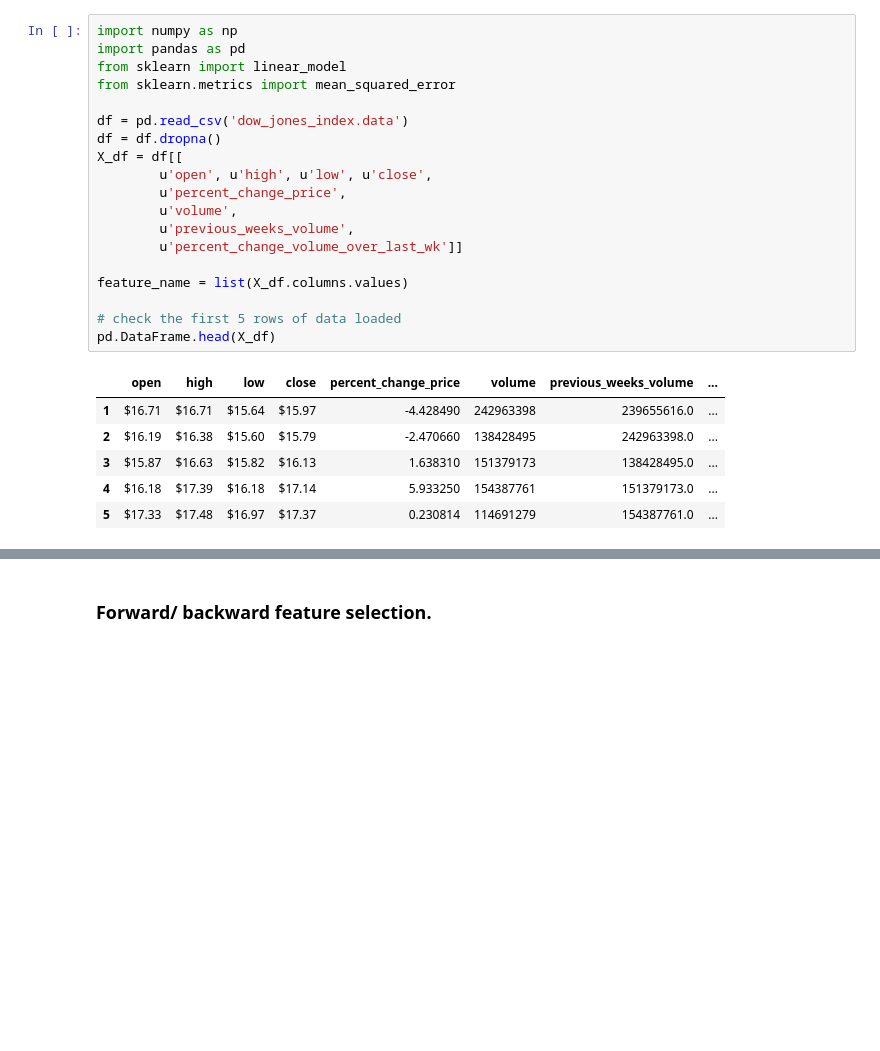
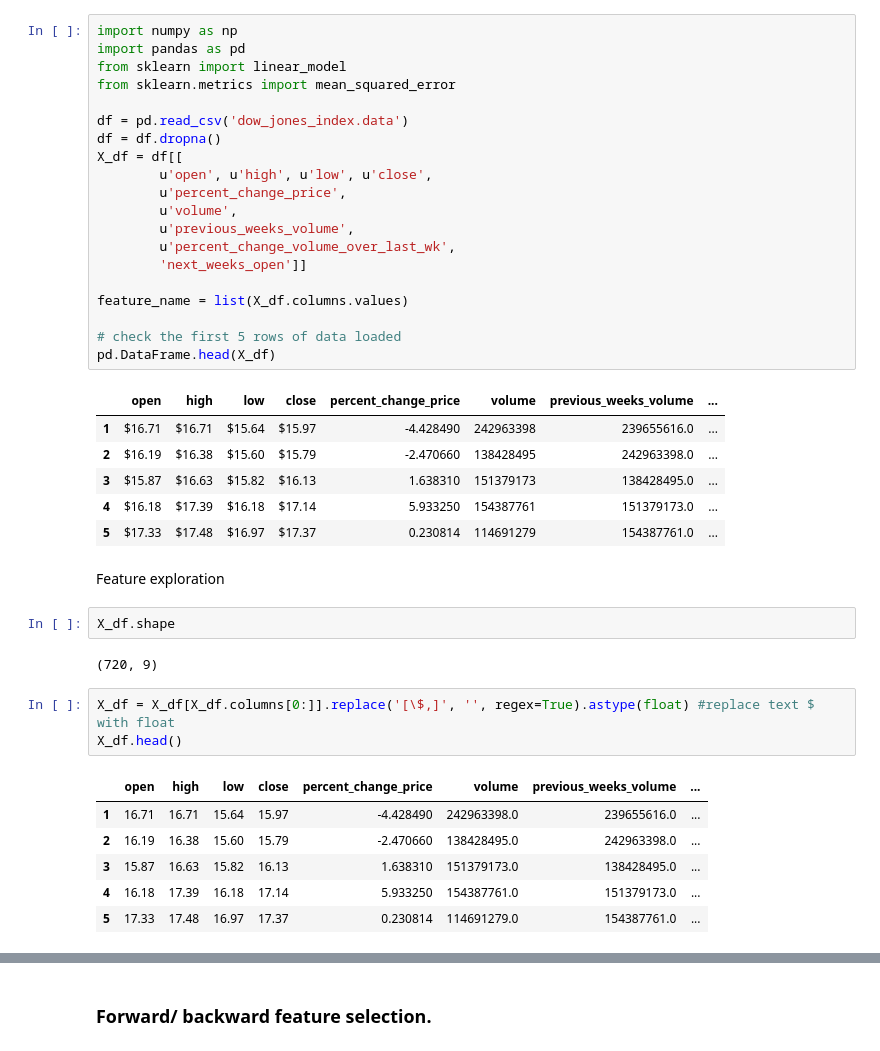
Before and after one commit to jsigee87/data_science_principles, a Jupyter notebook: hw_2/HW2.ipynb, the cells around one changed output, grey strips where cells are left out. Saved outputs shown, nothing was run; the diff lists cells and outputs as text; blank space fills up the shorter version.

```diff
--- a/hw_2/HW2.ipynb
+++ b/hw_2/HW2.ipynb
@@ -342,7 +342,8 @@ X_df = df[[
         u'percent_change_price',
         u'volume',
         u'previous_weeks_volume',
-        u'percent_change_volume_over_last_wk']]
+        u'percent_change_volume_over_last_wk',
+        'next_weeks_open']]
 
 feature_name = list(X_df.columns.values)
 
@@ -355,3 +356,19 @@ pd.DataFrame.head(X_df)
 | 3 | $15.87 | $16.63 | $15.82 | $16.13 | 1.638310 | 151379173 | 138428495.0 | ... |
 | 4 | $16.18 | $17.39 | $16.18 | $17.14 | 5.933250 | 154387761 | 151379173.0 | ... |
 | 5 | $17.33 | $17.48 | $16.97 | $17.37 | 0.230814 | 114691279 | 154387761.0 | ... |
+# %% [markdown]
+Feature exploration
+# %%
+X_df.shape
+# %% [output]
+(720, 9)
+# %%
+X_df = X_df[X_df.columns[0:]].replace('[\$,]', '', regex=True).astype(float) #replace text $ with float
+X_df.head()
+# %% [output]
+|  | open | high | low | close | percent_change_price | volume | previous_weeks_volume | ... |
+| 1 | 16.71 | 16.71 | 15.64 | 15.97 | -4.428490 | 242963398.0 | 239655616.0 | ... |
+| 2 | 16.19 | 16.38 | 15.60 | 15.79 | -2.470660 | 138428495.0 | 242963398.0 | ... |
+| 3 | 15.87 | 16.63 | 15.82 | 16.13 | 1.638310 | 151379173.0 | 138428495.0 | ... |
+| 4 | 16.18 | 17.39 | 16.18 | 17.14 | 5.933250 | 154387761.0 | 151379173.0 | ... |
+| 5 | 17.33 | 17.48 | 16.97 | 17.37 | 0.230814 | 114691279.0 | 154387761.0 | ... |
```
Also changed, not shown: parts of 5 cells of this notebook, 1 other file.
